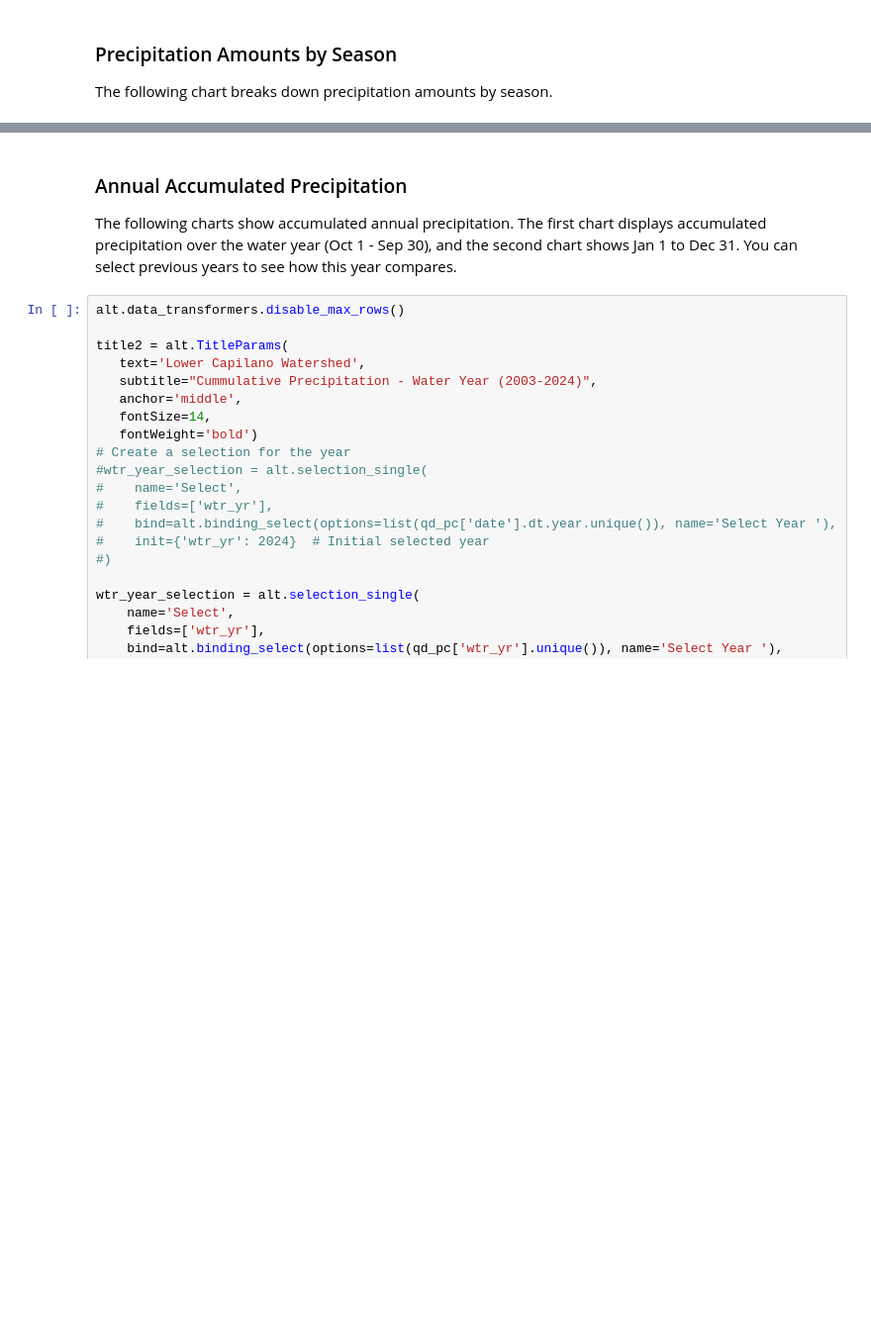
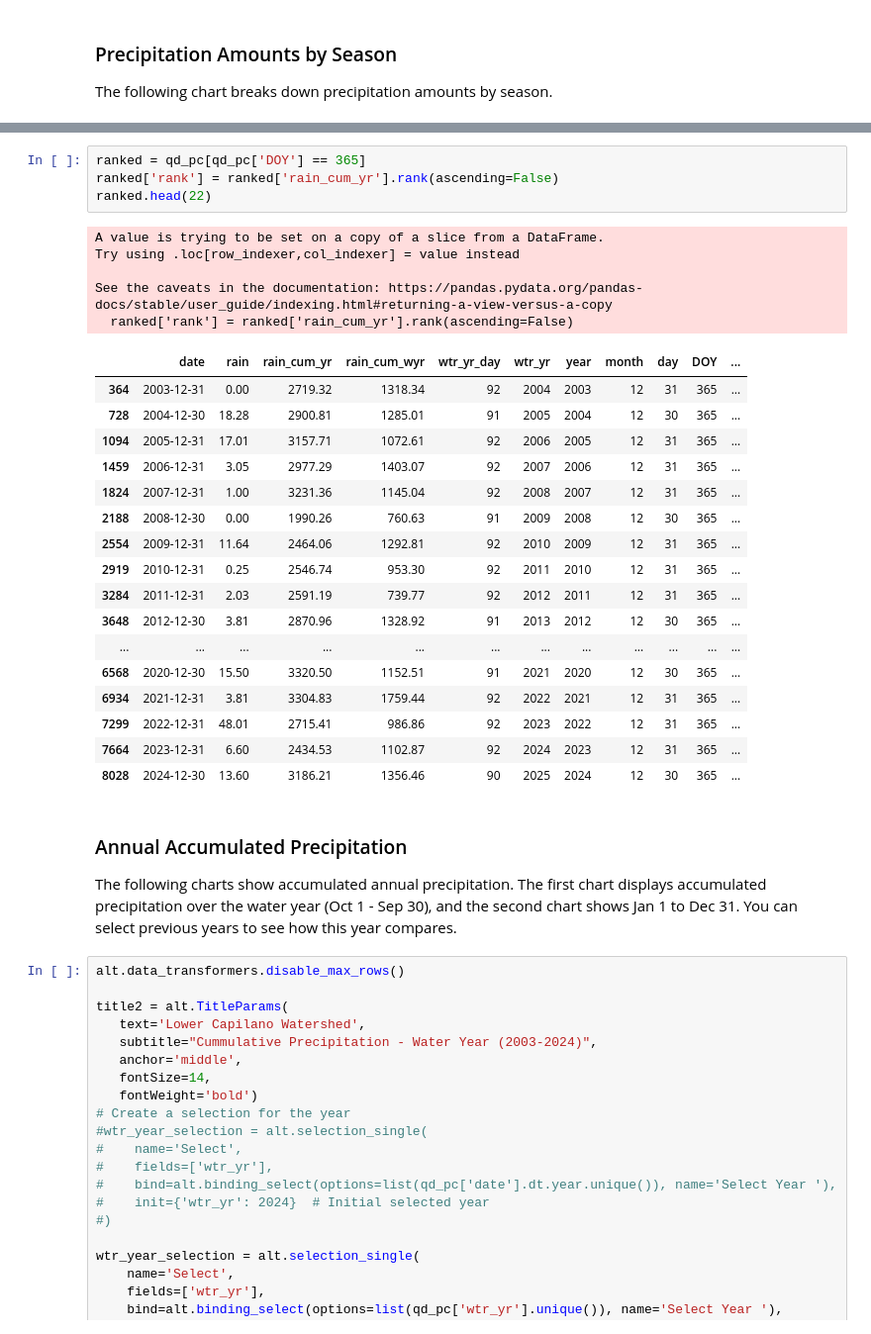
Before and after one commit to pmarshall24/climate-outlook, a Jupyter notebook: precip.ipynb, the cells around one changed output, grey strips where cells are left out. Shown at 99% size. Saved outputs shown, nothing was run; the diff lists cells and outputs as text; blank space fills up the shorter version.

```diff
--- a/precip.ipynb
+++ b/precip.ipynb
@@ -189,3 +392,30 @@ chart_total.configure_title(fontSize=12, offset=5, orient='top', anchor='middle'
+# %%
+ranked = qd_pc[qd_pc['DOY'] == 365]
+ranked['rank'] = ranked['rain_cum_yr'].rank(ascending=False)
+ranked.head(22)
+# %% [output]
+A value is trying to be set on a copy of a slice from a DataFrame.
+Try using .loc[row_indexer,col_indexer] = value instead
+
+See the caveats in the documentation: https://pandas.pydata.org/pandas-docs/stable/user_guide/indexing.html#returning-a-view-versus-a-copy
+  ranked['rank'] = ranked['rain_cum_yr'].rank(ascending=False)
+|  | date | rain | rain_cum_yr | rain_cum_wyr | wtr_yr_day | wtr_yr | year | month | day | DOY | ... |
+| 364 | 2003-12-31 | 0.00 | 2719.32 | 1318.34 | 92 | 2004 | 2003 | 12 | 31 | 365 | ... |
+| 728 | 2004-12-30 | 18.28 | 2900.81 | 1285.01 | 91 | 2005 | 2004 | 12 | 30 | 365 | ... |
+| 1094 | 2005-12-31 | 17.01 | 3157.71 | 1072.61 | 92 | 2006 | 2005 | 12 | 31 | 365 | ... |
+| 1459 | 2006-12-31 | 3.05 | 2977.29 | 1403.07 | 92 | 2007 | 2006 | 12 | 31 | 365 | ... |
+| 1824 | 2007-12-31 | 1.00 | 3231.36 | 1145.04 | 92 | 2008 | 2007 | 12 | 31 | 365 | ... |
+| 2188 | 2008-12-30 | 0.00 | 1990.26 | 760.63 | 91 | 2009 | 2008 | 12 | 30 | 365 | ... |
+| 2554 | 2009-12-31 | 11.64 | 2464.06 | 1292.81 | 92 | 2010 | 2009 | 12 | 31 | 365 | ... |
+| 2919 | 2010-12-31 | 0.25 | 2546.74 | 953.30 | 92 | 2011 | 2010 | 12 | 31 | 365 | ... |
+| 3284 | 2011-12-31 | 2.03 | 2591.19 | 739.77 | 92 | 2012 | 2011 | 12 | 31 | 365 | ... |
+| 3648 | 2012-12-30 | 3.81 | 2870.96 | 1328.92 | 91 | 2013 | 2012 | 12 | 30 | 365 | ... |
+| ... | ... | ... | ... | ... | ... | ... | ... | ... | ... | ... | ... |
+| 6568 | 2020-12-30 | 15.50 | 3320.50 | 1152.51 | 91 | 2021 | 2020 | 12 | 30 | 365 | ... |
+| 6934 | 2021-12-31 | 3.81 | 3304.83 | 1759.44 | 92 | 2022 | 2021 | 12 | 31 | 365 | ... |
+| 7299 | 2022-12-31 | 48.01 | 2715.41 | 986.86 | 92 | 2023 | 2022 | 12 | 31 | 365 | ... |
+| 7664 | 2023-12-31 | 6.60 | 2434.53 | 1102.87 | 92 | 2024 | 2023 | 12 | 31 | 365 | ... |
+| 8028 | 2024-12-30 | 13.60 | 3186.21 | 1356.46 | 90 | 2025 | 2024 | 12 | 30 | 365 | ... |
 # %% [markdown]
 ### Annual Accumulated Precipitation
 The following charts show accumulated annual precipitation. The first chart displays accumulated precipitation over the water year (Oct 1 - Sep 30), and the second chart shows Jan 1 to Dec 31. You can select previous years to see how this year compares.
```
Also changed, not shown: parts of 18 cells of this notebook, 57 other files.
